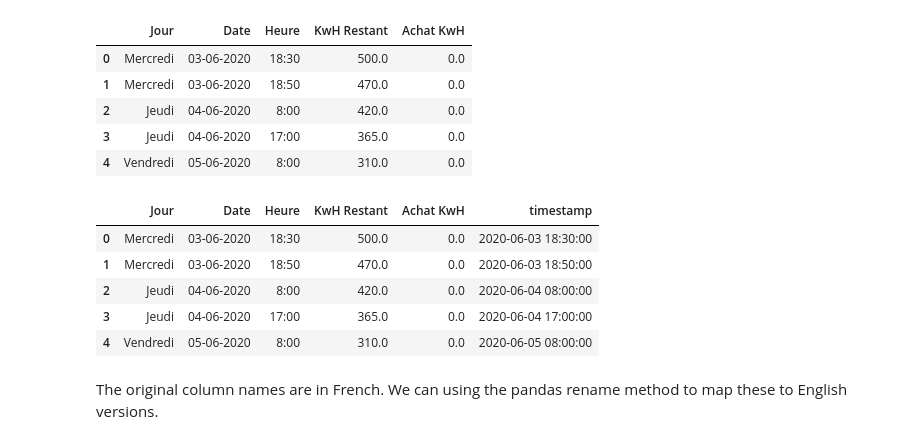
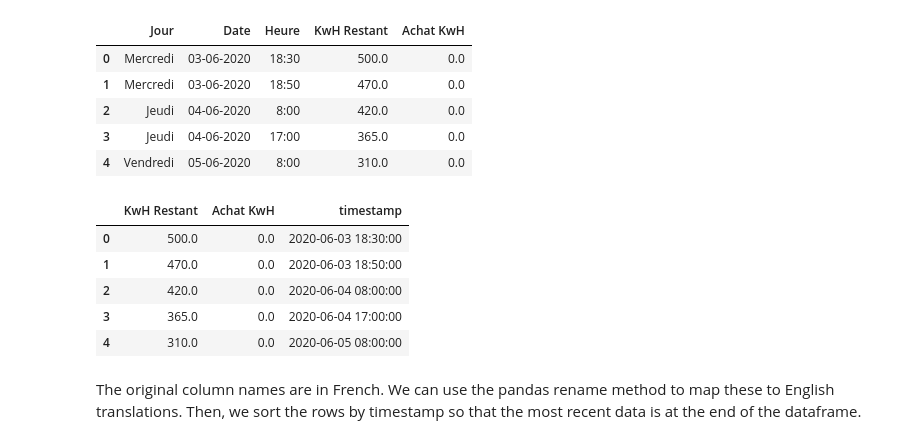
Before and after one commit to AmanDesai-coder/CBCA_Ndosho_Electricity_Analysis, a Jupyter notebook: AmanElectricityAnalysis.ipynb, the cells around one changed output. Cells and saved outputs as stored; diff of their text form; code cells hidden in the pictures.

Commit message:
Added most of analysis

```diff
--- a/AmanElectricityAnalysis.ipynb
+++ b/AmanElectricityAnalysis.ipynb
@@ -12,5 +17,6 @@ Next, let's grab the dataframe from the GitHub link. If running locally, you may
 # %%
 electr_df = pd.read_csv("https://raw.githubusercontent.com/AmanDesai-coder/CBCA_Ndosho_Electricity_Analysis/main/kwh-virunga.csv")
+electr_df['Heure'] = electr_df['Heure'].fillna("12:00")
 electr_df.head()
 # %% [output]
 |  | Jour | Date | Heure | KwH Restant | Achat KwH |
@@ -22,11 +28,12 @@ electr_df.head()
 # %%
 electr_df["timestamp"] = electr_df["Date"] + [" "] + electr_df["Heure"]
 electr_df["timestamp"] = pd.to_datetime(electr_df["timestamp"],format='%d-%m-%Y %H:%M')
+electr_df = electr_df.drop(['Jour', 'Heure', 'Date'], axis = 1)
 electr_df.head()
 # %% [output]
-|  | Jour | Date | Heure | KwH Restant | Achat KwH | timestamp |
-| 0 | Mercredi | 03-06-2020 | 18:30 | 500.0 | 0.0 | 2020-06-03 18:30:00 |
-| 1 | Mercredi | 03-06-2020 | 18:50 | 470.0 | 0.0 | 2020-06-03 18:50:00 |
-| 2 | Jeudi | 04-06-2020 | 8:00 | 420.0 | 0.0 | 2020-06-04 08:00:00 |
-| 3 | Jeudi | 04-06-2020 | 17:00 | 365.0 | 0.0 | 2020-06-04 17:00:00 |
-| 4 | Vendredi | 05-06-2020 | 8:00 | 310.0 | 0.0 | 2020-06-05 08:00:00 |
+|  | KwH Restant | Achat KwH | timestamp |
+| 0 | 500.0 | 0.0 | 2020-06-03 18:30:00 |
+| 1 | 470.0 | 0.0 | 2020-06-03 18:50:00 |
+| 2 | 420.0 | 0.0 | 2020-06-04 08:00:00 |
+| 3 | 365.0 | 0.0 | 2020-06-04 17:00:00 |
+| 4 | 310.0 | 0.0 | 2020-06-05 08:00:00 |
@@ -39,2 +40,2 @@ electr_df = electr_df.drop('Jour', axis = 1)
 # %% [markdown]
-The original column names are in French. We can using the pandas rename method to map these to English versions.
+The original column names are in French. We can use the pandas rename method to map these to English translations. Then, we sort the rows by timestamp so that the most recent data is at the end of the dataframe.
```
Also changed, not shown: parts of 15 cells of this notebook.
